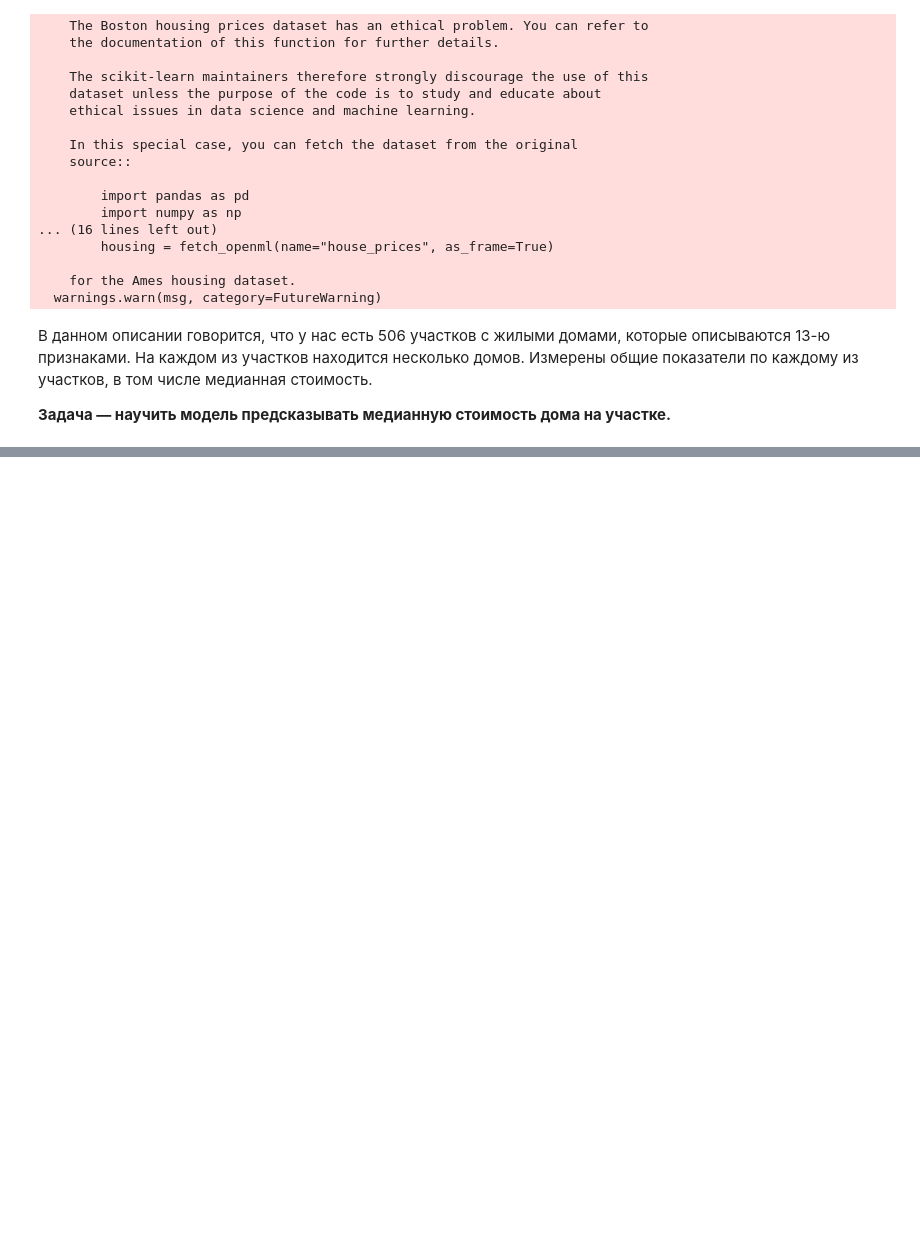
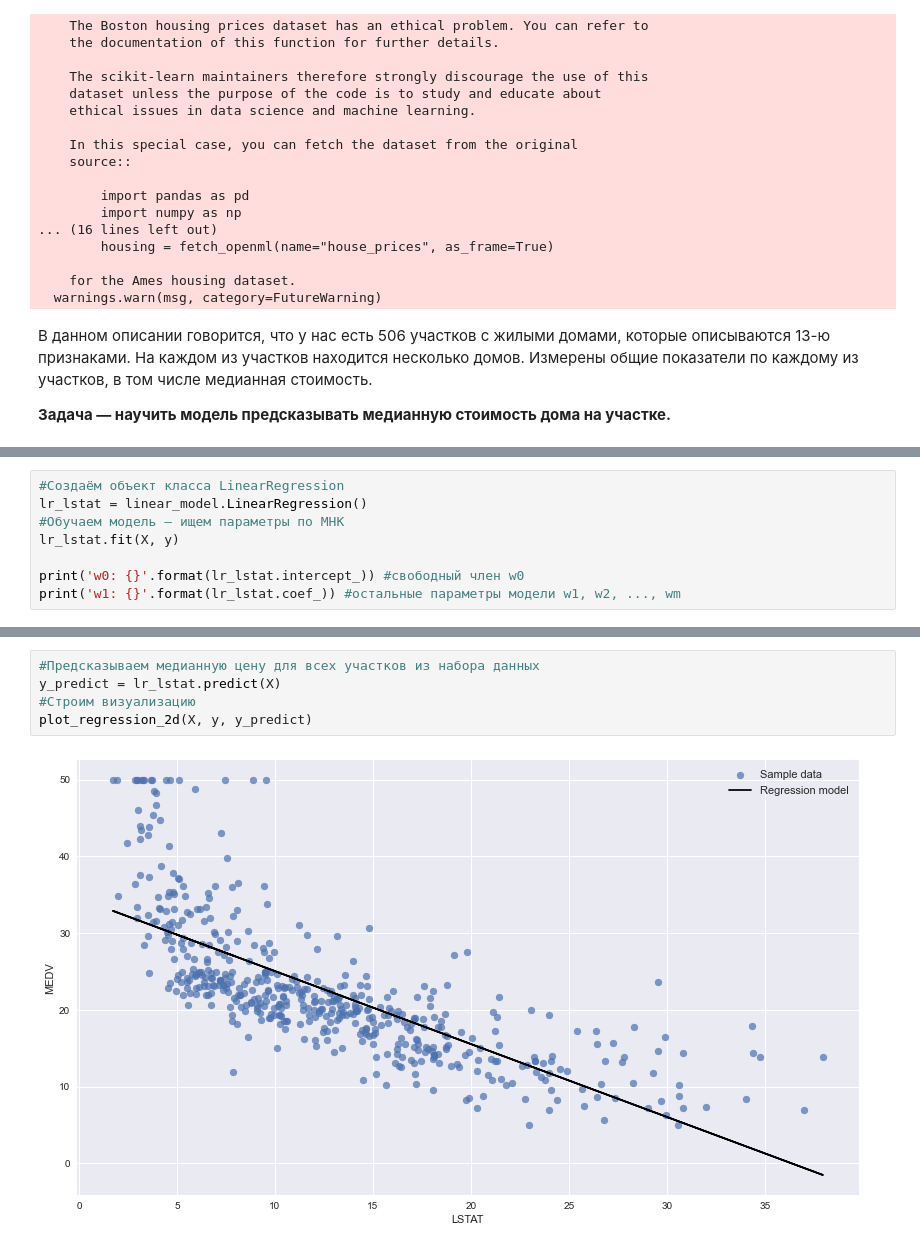
Before and after one commit to royvudgren/sf_datascience_practice, a Jupyter notebook: ML-2 supervised learning/2 linear regression analytical.ipynb, the cells around one changed output, grey strips where cells are left out. Saved outputs shown, nothing was run; the diff lists cells and outputs as text; blank space fills up the shorter version.

```diff
--- a/ML-2 supervised learning/2 linear regression analytical.ipynb
+++ b/ML-2 supervised learning/2 linear regression analytical.ipynb
@@ -259,0 +448,8 @@ Boston house prices dataset
+# %%
+#Создаём объект класса LinearRegression
+lr_lstat = linear_model.LinearRegression()
+#Обучаем модель — ищем параметры по МНК
+lr_lstat.fit(X, y)
+
+print('w0: {}'.format(lr_lstat.intercept_)) #свободный член w0
+print('w1: {}'.format(lr_lstat.coef_)) #остальные параметры модели w1, w2, ..., wm
@@ -259,0 +463,7 @@ Boston house prices dataset
+# %%
+#Предсказываем медианную цену для всех участков из набора данных
+y_predict = lr_lstat.predict(X)
+#Строим визуализацию
+plot_regression_2d(X, y, y_predict)
+# %% [output]
+[figure, added]
```
Also changed, not shown: parts of 31 cells of this notebook, 5 other files.
